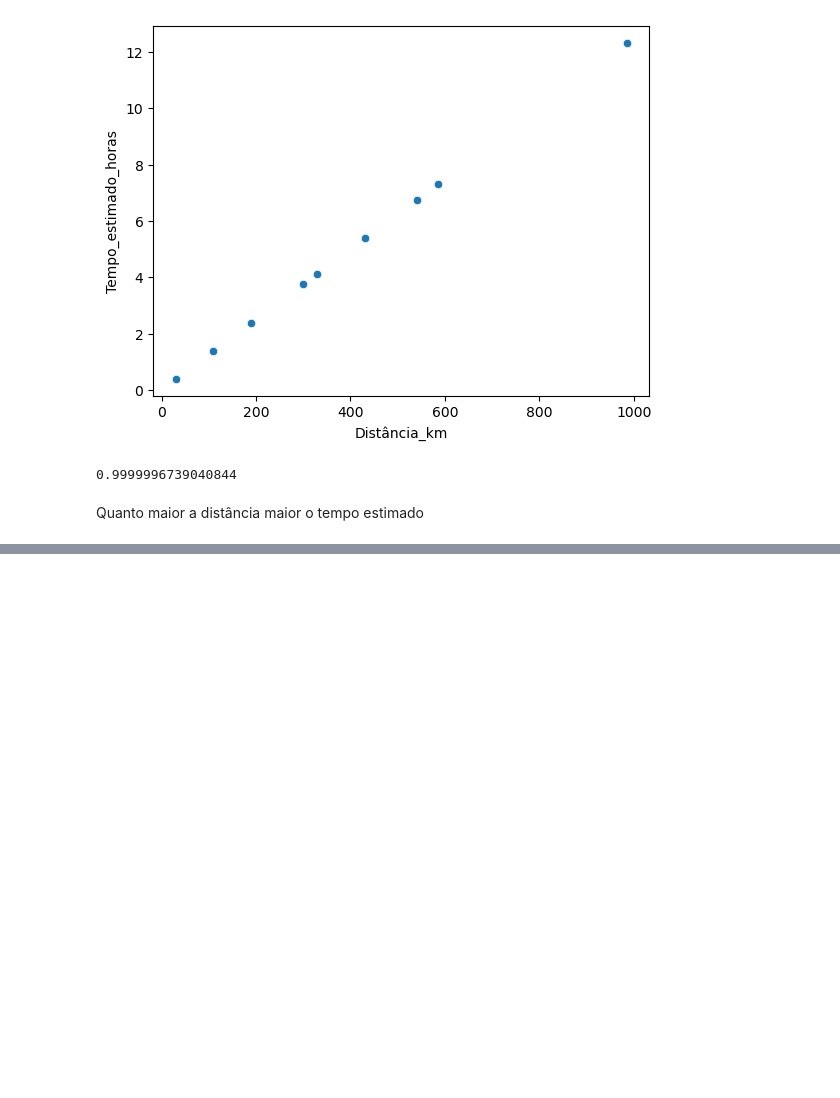
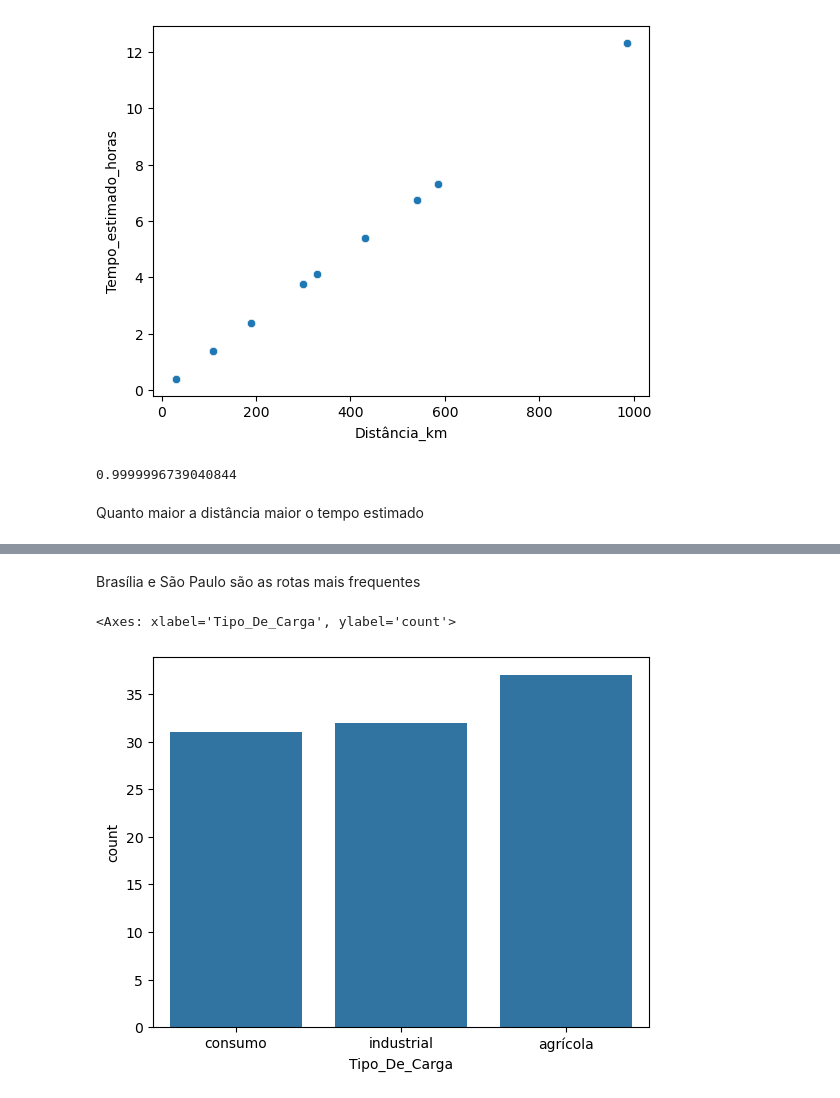
Before and after one commit to Ma27Am12/paranaiba-transportes, a Jupyter notebook: Código/EDA.ipynb, the cells around one changed output, grey strips where cells are left out. Drawn from its saved outputs; the diff is of its cells as text; code cells hidden in the pictures; blank space fills up the shorter version.

```diff
--- a/Código/EDA.ipynb
+++ b/Código/EDA.ipynb
@@ -152,0 +159,7 @@ Quanto maior a distância maior o tempo estimado
+# %% [markdown]
+Brasília e São Paulo são as rotas mais frequentes
+# %%
+sns.countplot(x='Tipo_De_Carga', data=rotas)
+# %% [output]
+<Axes: xlabel='Tipo_De_Carga', ylabel='count'>
+[figure, added]
```
Also changed, not shown: parts of 26 cells of this notebook.
